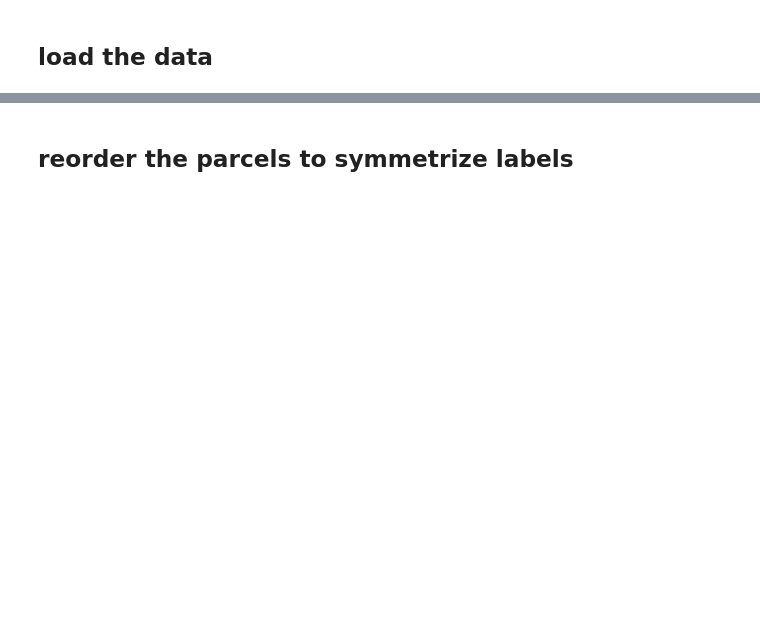
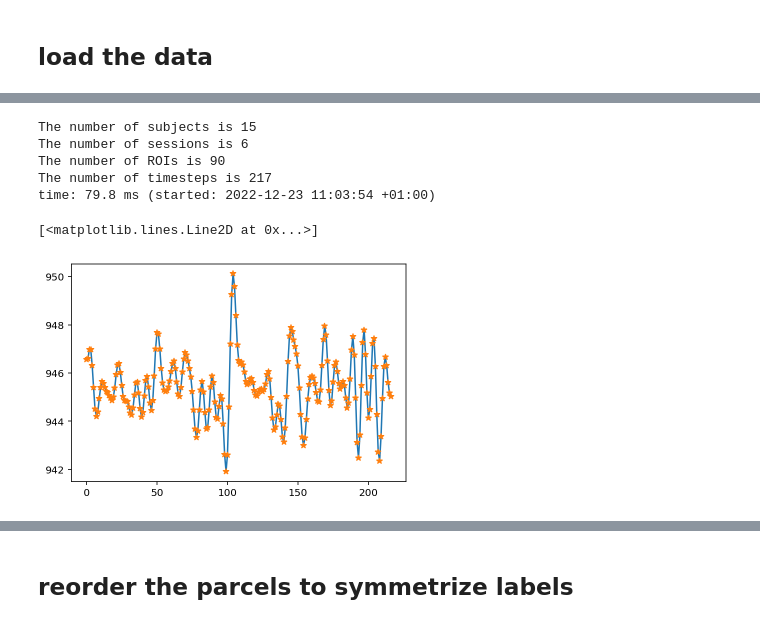
Before and after one commit to giulioruffini/LSD-paper-code-Ruffini-et-al.-2022, a Jupyter notebook: Tutorial_LSD_two_conditions.ipynb, the cells around one changed output, grey strips where cells are left out. Drawn from its saved outputs; the diff is of its cells as text; code cells hidden in the pictures; blank space fills up the shorter version.

```diff
--- a/Tutorial_LSD_two_conditions.ipynb
+++ b/Tutorial_LSD_two_conditions.ipynb
@@ -88,0 +90,35 @@ time: 13.8 ms (started: 2022-11-30 17:14:49 +01:00)
+# %%
+# alternatively from mat file
+
+# Data path
+mat_fname = pjoin('data','lsd', 'LSD_aal.mat')
+
+# Load Data
+# It's a 15x6 array: 15 subjects with 6 sessions each
+lsd_datab = sio.loadmat(mat_fname)['tc_aal']
+print('The number of subjects is', lsd_data.shape[0])
+n_subjects = lsd_datab.shape[0]
+print('The number of sessions is', lsd_datab.shape[1])
+
+# The data from each session is a 90x217 array: 90 ROIs (AAL areas) and 217 timesteps
+print('The number of ROIs is', lsd_datab[0,0].shape[0])
+print('The number of timesteps is', lsd_datab[0,0].shape[1])
+
+# Assign each session to a different variable. Here we exclude two sessions that
+# were carried out with music (the middle session for both lsd and placebo)
+lsd_session1b = lsd_datab[:,0]
+lsd_session2b = lsd_datab[:,2]
+plcb_session1b = lsd_datab[:,3]
+plcb_session2b = lsd_datab[:,5]
+# %% [output]
+The number of subjects is 15
+The number of sessions is 6
+The number of ROIs is 90
+The number of timesteps is 217
+time: 79.8 ms (started: 2022-12-23 11:03:54 +01:00)
+# %%
+plt.plot(lsd_session1[0][0,:])
+plt.plot(lsd_session1b[0][0,:],'*')
+# %% [output]
+[<matplotlib.lines.Line2D at 0x...>]
+[figure, added]
```
Also changed, not shown: parts of 27 cells of this notebook, 2 other files.
